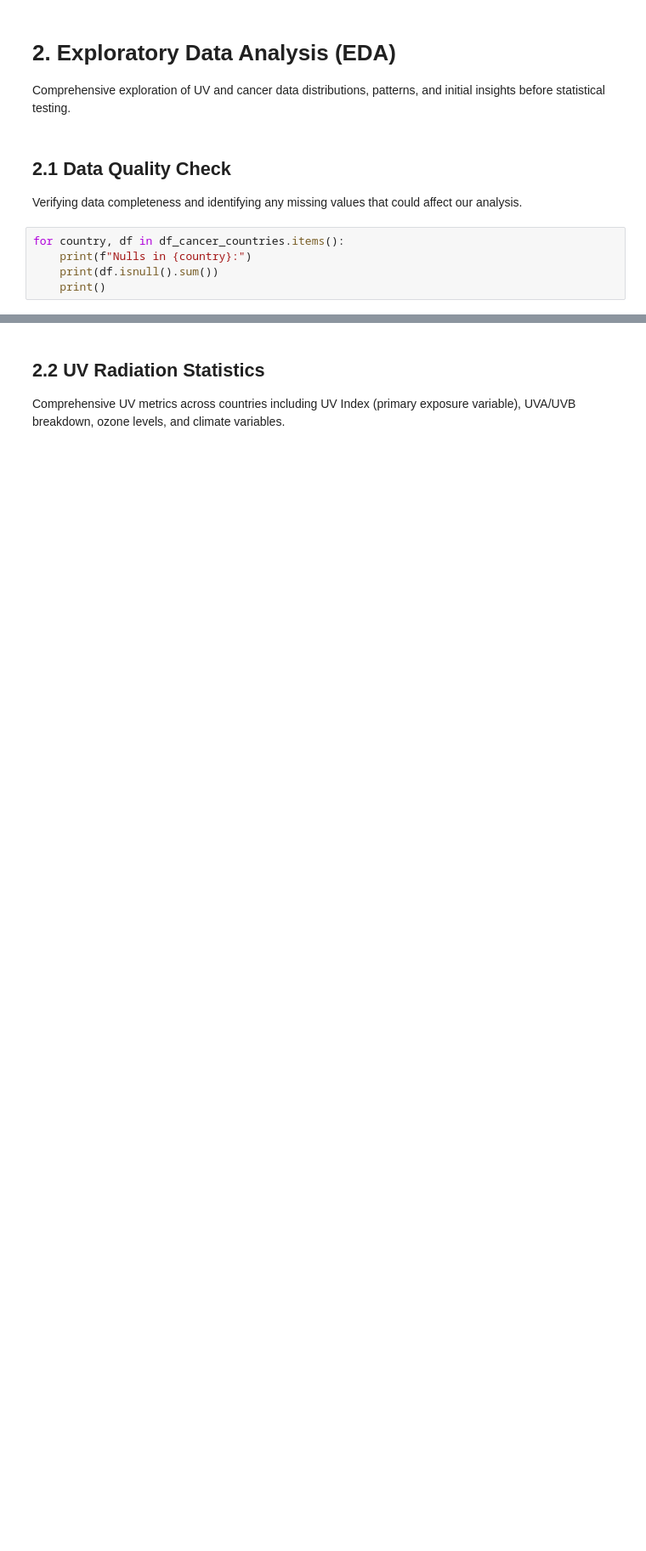
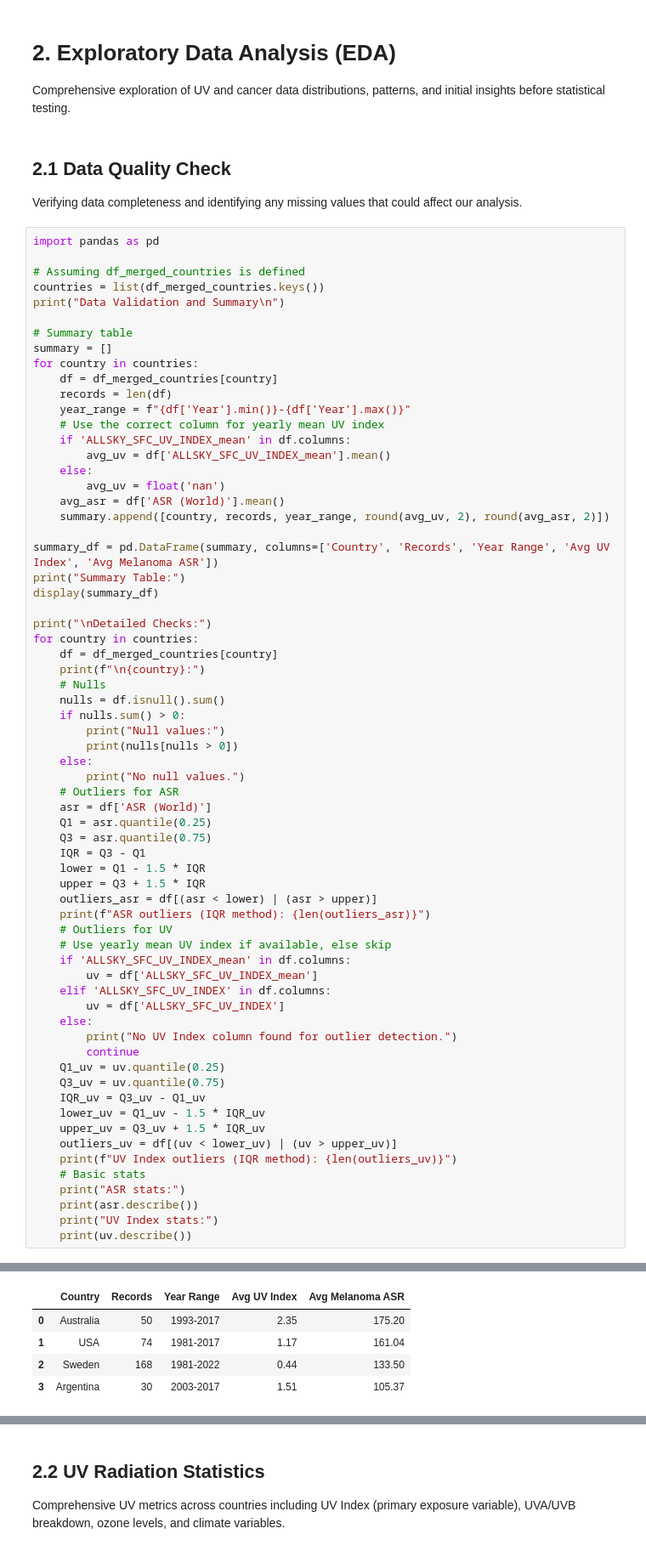
Before and after one commit to mohaneddz/Project-UV, a Jupyter notebook: countries-uv.ipynb, the cells around one changed output, grey strips where cells are left out. Shown at 85% size. Saved outputs shown, nothing was run; the diff lists cells and outputs as text; blank space fills up the shorter version.

```diff
--- a/countries-uv.ipynb
+++ b/countries-uv.ipynb
@@ -357,8 +394,69 @@ Comprehensive exploration of UV and cancer data distributions, patterns, and ini
 
 Verifying data completeness and identifying any missing values that could affect our analysis.
 # %%
-for country, df in df_cancer_countries.items():
-    print(f"Nulls in {country}:")
-    print(df.isnull().sum())
-    print()
+import pandas as pd
+
+# Assuming df_merged_countries is defined
+countries = list(df_merged_countries.keys())
+print("Data Validation and Summary\n")
+
+# Summary table
+summary = []
+for country in countries:
+    df = df_merged_countries[country]
+    records = len(df)
+    year_range = f"{df['Year'].min()}-{df['Year'].max()}"
+    # Use the correct column for yearly mean UV index
+    if 'ALLSKY_SFC_UV_INDEX_mean' in df.columns:
+        avg_uv = df['ALLSKY_SFC_UV_INDEX_mean'].mean()
+    else:
+        avg_uv = float('nan')
+    avg_asr = df['ASR (World)'].mean()
+    summary.append([country, records, year_range, round(avg_uv, 2), round(avg_asr, 2)])
+
+summary_df = pd.DataFrame(summary, columns=['Country', 'Records', 'Year Range', 'Avg UV Index', 'Avg Melanoma ASR'])
+print("Summary Table:")
+display(summary_df)
+
+print("\nDetailed Checks:")
+for country in countries:
+    df = df_merged_countries[country]
+    print(f"\n{country}:")
+    # Nulls
+    nulls = df.isnull().sum()
+    if nulls.sum() > 0:
+        print("Null values:")
+        print(nulls[nulls > 0])
+    else:
+        print("No null values.")
+    # Outliers for ASR
+    asr = df['ASR (World)']
+    Q1 = asr.quantile(0.25)
+    Q3 = asr.quantile(0.75)
+    IQR = Q3 - Q1
+    lower = Q1 - 1.5 * IQR
+    upper = Q3 + 1.5 * IQR
+    outliers_asr = df[(asr < lower) | (asr > upper)]
+    print(f"ASR outliers (IQR method): {len(outliers_asr)}")
+    # Outliers for UV
+    # Use yearly mean UV index if available, else skip
+    if 'ALLSKY_SFC_UV_INDEX_mean' in df.columns:
+        uv = df['ALLSKY_SFC_UV_INDEX_mean']
+    elif 'ALLSKY_SFC_UV_INDEX' in df.columns:
+        uv = df['ALLSKY_SFC_UV_INDEX']
+    else:
+        print("No UV Index column found for outlier detection.")
+        continue
+    Q1_uv = uv.quantile(0.25)
+    Q3_uv = uv.quantile(0.75)
+    IQR_uv = Q3_uv - Q1_uv
+    lower_uv = Q1_uv - 1.5 * IQR_uv
+    upper_uv = Q3_uv + 1.5 * IQR_uv
+    outliers_uv = df[(uv < lower_uv) | (uv > upper_uv)]
+    print(f"UV Index outliers (IQR method): {len(outliers_uv)}")
+    # Basic stats
+    print("ASR stats:")
+    print(asr.describe())
+    print("UV Index stats:")
+    print(uv.describe())
 # %% [output]
@@ -381,0 +466,5 @@ dtype: int64
+|  | Country | Records | Year Range | Avg UV Index | Avg Melanoma ASR |
+| 0 | Australia | 50 | 1993-2017 | 2.35 | 175.20 |
+| 1 | USA | 74 | 1981-2017 | 1.17 | 161.04 |
+| 2 | Sweden | 168 | 1981-2022 | 0.44 | 133.50 |
+| 3 | Argentina | 30 | 2003-2017 | 1.51 | 105.37 |
```
Also changed, not shown: parts of 20 cells of this notebook, 4 other files.
